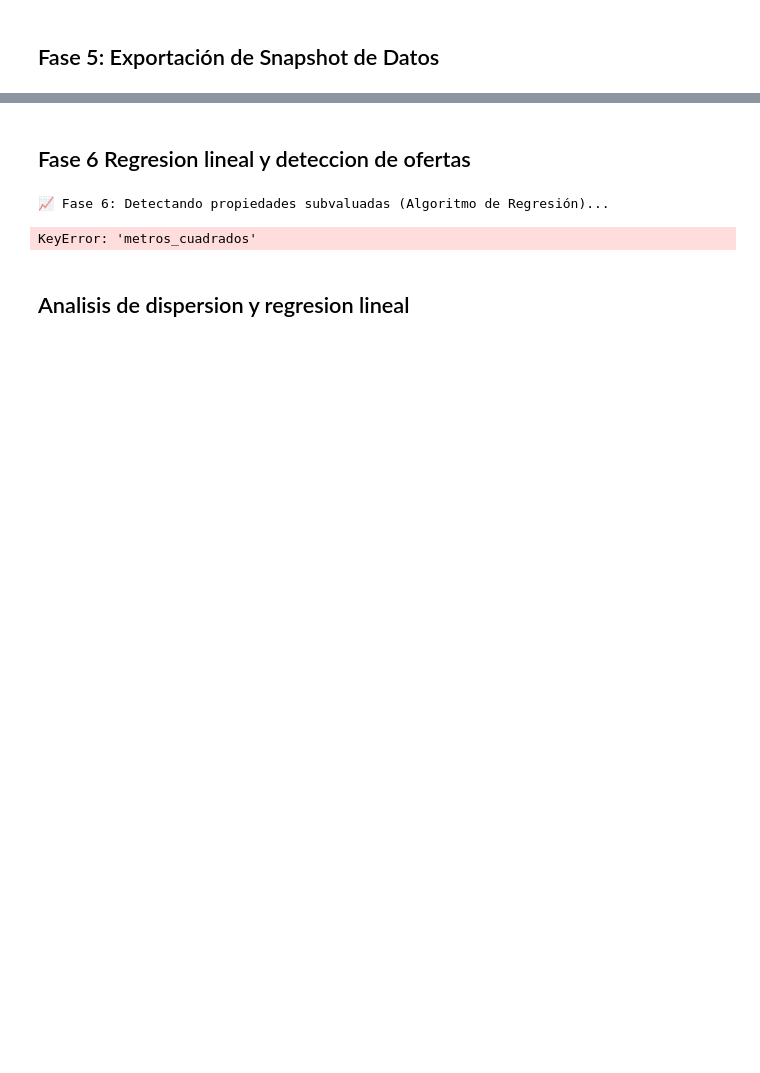
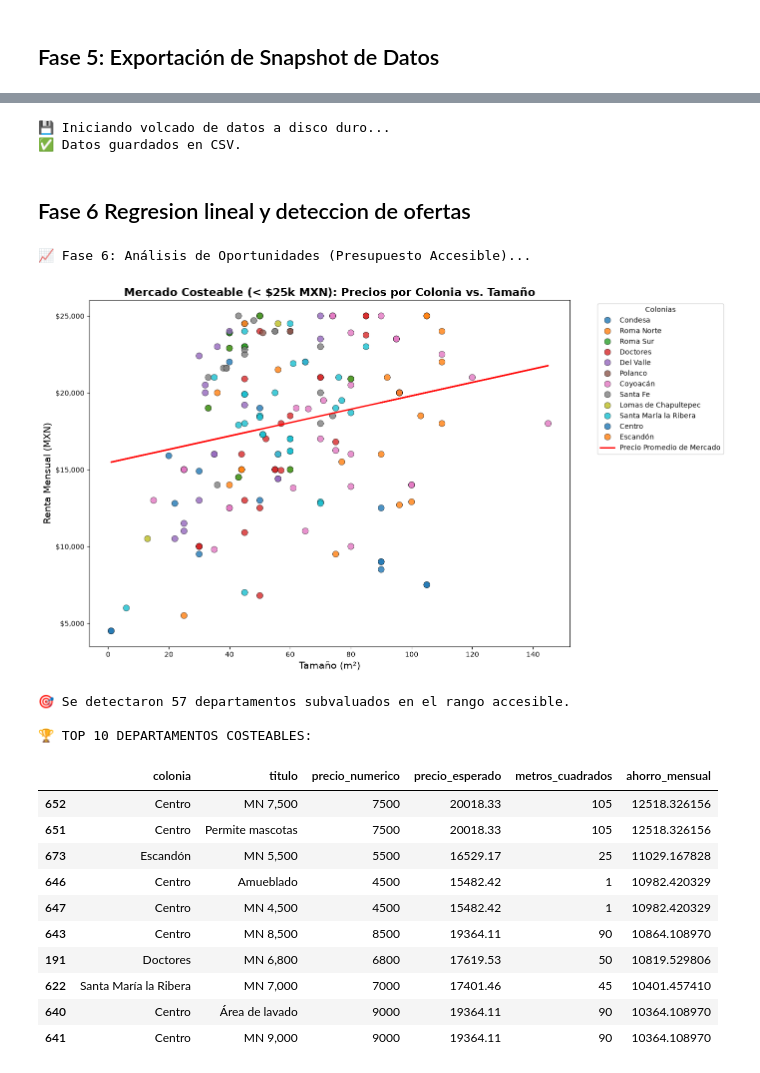
Before and after one commit to EduardoCarbajalM/scraper-inmobiliario, a Jupyter notebook: scraper_inmobiliario.ipynb, the cells around one changed output, grey strips where cells are left out. Drawn from its saved outputs; the diff is of its cells as text; code cells hidden in the pictures; blank space fills up the shorter version.

```diff
--- a/scraper_inmobiliario.ipynb
+++ b/scraper_inmobiliario.ipynb
@@ -449,54 +225,78 @@ print(f"   -> {archivo_stats} (Métricas agregadas para Dashboards)")
+# %%
+print("💾 Iniciando volcado de datos a disco duro...")
+df.to_csv('dataset_inmobiliario_completo.csv', index=False, encoding='utf-8')
+estadisticas.to_csv('estadisticas_por_colonia.csv', index=False, encoding='utf-8')
+print("✅ Datos guardados en CSV.")
+# %% [output]
+💾 Iniciando volcado de datos a disco duro...
+✅ Datos guardados en CSV.
 # %% [markdown]
 ## Fase 6 Regresion lineal y deteccion de ofertas
 # %%
 import seaborn as sns
 import matplotlib.pyplot as plt
 import numpy as np
 
-print("📈 Fase 6: Detectando propiedades subvaluadas (Algoritmo de Regresión)...")
+print("📈 Fase 6: Análisis de Oportunidades (Presupuesto Accesible)...")
 
-# 1. Calculamos la línea de regresión teórica (Y_esperado = m * X + b)
-m, b = np.polyfit(df['metros_cuadrados'], df['precio_numerico'], 1)
-df['precio_esperado'] = (m * df['metros_cuadrados']) + b
+# 1. Filtro estricto: Rentas <= 25,000 MXN y áreas <= 150 m2
+df_real = df[(df['precio_numerico'] <= 25000) & (df['metros_cuadrados'] <= 150)].copy()
 
-# 2. Definimos las "Gangas" matemáticas
-df['diferencia_precio'] = df['precio_numerico'] - df['precio_esperado']
-gangas = df[df['diferencia_precio'] < -15000].sort_values(by='diferencia_precio', ascending=True)
+# 2. Recalculamos la Regresión Lineal SÓLO para este sector realista
+m, b = np.polyfit(df_real['metros_cuadrados'], df_real['precio_numerico'], 1)
+df_real['precio_esperado'] = (m * df_real['metros_cuadrados']) + b
+
+# 3. Gangas útiles: Propiedades que cuestan al menos $2,500 MXN MENOS de lo esperado
+df_real['ahorro_mensual'] = df_real['precio_esperado'] - df_real['precio_numerico']
+gangas_reales = df_real[df_real['ahorro_mensual'] > 2500].sort_values(by='ahorro_mensual', ascending=False)
 
 # --- VISUALIZACIÓN MULTICOLOR ---
-plt.figure(figsize=(14, 9))
+plt.figure(figsize=(14, 8))
 sns.scatterplot(
-    data=df,
+    data=df_real,
     x='metros_cuadrados',
     y='precio_numerico',
     hue='colonia',
     palette='tab10',
     alpha=0.8,
-    s=70,
+    s=80,  # Puntos un poco más grandes para mejor visibilidad
     edgecolor='black',
     linewidth=0.5
 )
 
-# Dibujamos la línea de tendencia de referencia
-plt.plot(df['metros_cuadrados'], df['precio_esperado'], color='red', linewidth=2, label='Tendencia Esperada (Modelo)')
+# Dibujamos la línea de mercado (Regresión)
+plt.plot(df_real['metros_cuadrados'], df_real['precio_esperado'], color='red', linewidth=2, label='Precio Promedio de Mercado')
 
-plt.title('Mapa de Dispersión Categórico: Precios por Colonia vs. Tamaño', fontsize=16, fontweight='bold')
+plt.title('Mercado Costeable (< $25k MXN): Precios por Colonia vs. Tamaño', fontsize=16, fontweight='bold')
 plt.xlabel('Tamaño (m²)', fontsize=14)
 plt.ylabel('Renta Mensual (MXN)', fontsize=14)
 plt.gca().yaxis.set_major_formatter('${x:,.0f}')
 plt.legend(bbox_to_anchor=(1.05, 1), loc='upper left', title='Colonias')
 plt.tight_layout()
 plt.show()
 
 # --- TABLA DE LAS MEJORES OPORTUNIDADES ---
-print(f"🎯 Se detectaron {len(gangas)} propiedades genuinamente subvaluadas.")
-print("\n🏆 TOP OPORTUNIDADES REALES:")
-columnas_interes = ['colonia', 'titulo', 'precio_numerico', 'precio_esperado', 'metros_cuadrados', 'diferencia_precio']
-# Redondeamos el precio esperado para que se vea profesional
-gangas['precio_esperado'] = gangas['precio_esperado'].round(2)
-display(gangas[columnas_interes].head(10))
+print(f"🎯 Se detectaron {len(gangas_reales)} departamentos subvaluados en el rango accesible.")
+print("\n🏆 TOP 10 DEPARTAMENTOS COSTEABLES:")
+
+gangas_reales['precio_esperado'] = gangas_reales['precio_esperado'].round(2)
+columnas_mostrar = ['colonia', 'titulo', 'precio_numerico', 'precio_esperado', 'metros_cuadrados', 'ahorro_mensual']
+
+display(gangas_reales[columnas_mostrar].head(10))
 # %% [output]
-📈 Fase 6: Detectando propiedades subvaluadas (Algoritmo de Regresión)...
+📈 Fase 6: Análisis de Oportunidades (Presupuesto Accesible)...
+[figure, added]
-KeyError: 'metros_cuadrados'
+🎯 Se detectaron 57 departamentos subvaluados en el rango accesible.
+
+🏆 TOP 10 DEPARTAMENTOS COSTEABLES:
+|  | colonia | titulo | precio_numerico | precio_esperado | metros_cuadrados | ahorro_mensual |
+| 652 | Centro | MN 7,500 | 7500 | 20018.33 | 105 | 12518.326156 |
+| 651 | Centro | Permite mascotas | 7500 | 20018.33 | 105 | 12518.326156 |
+| 673 | Escandón | MN 5,500 | 5500 | 16529.17 | 25 | 11029.167828 |
+| 646 | Centro | Amueblado | 4500 | 15482.42 | 1 | 10982.420329 |
+| 647 | Centro | MN 4,500 | 4500 | 15482.42 | 1 | 10982.420329 |
+| 643 | Centro | MN 8,500 | 8500 | 19364.11 | 90 | 10864.108970 |
+| 191 | Doctores | MN 6,800 | 6800 | 17619.53 | 50 | 10819.529806 |
+| 622 | Santa María la Ribera | MN 7,000 | 7000 | 17401.46 | 45 | 10401.457410 |
+| 640 | Centro | Área de lavado | 9000 | 19364.11 | 90 | 10364.108970 |
+| 641 | Centro | MN 9,000 | 9000 | 19364.11 | 90 | 10364.108970 |
-# %% [markdown]
-## Analisis de dispersion y regresion lineal
```
Also changed, not shown: parts of 12 cells of this notebook, 2 other files.
